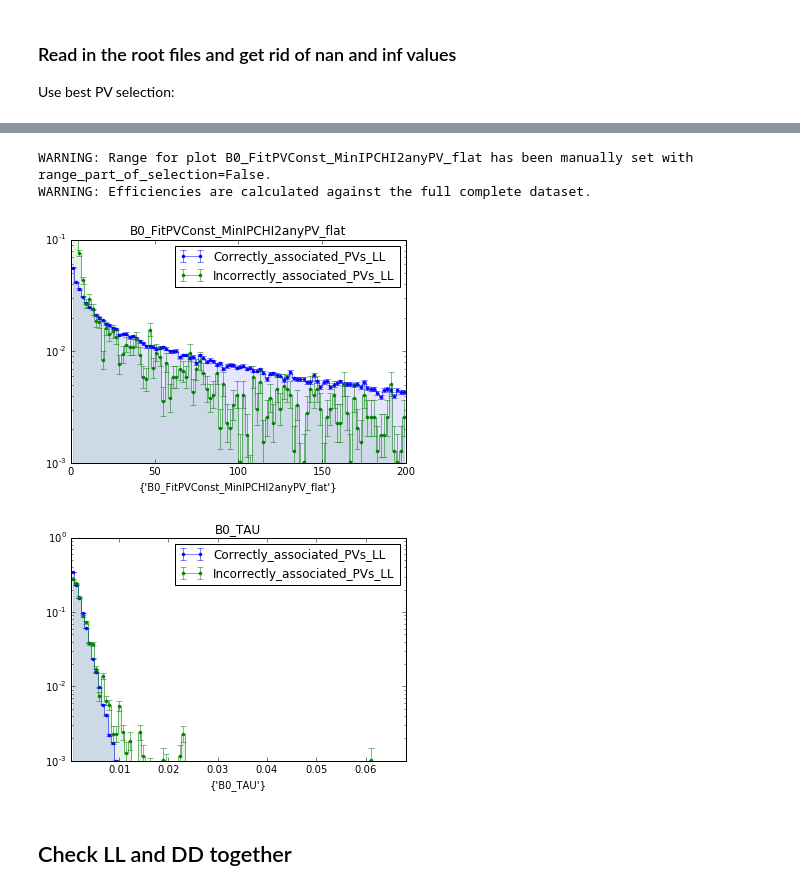
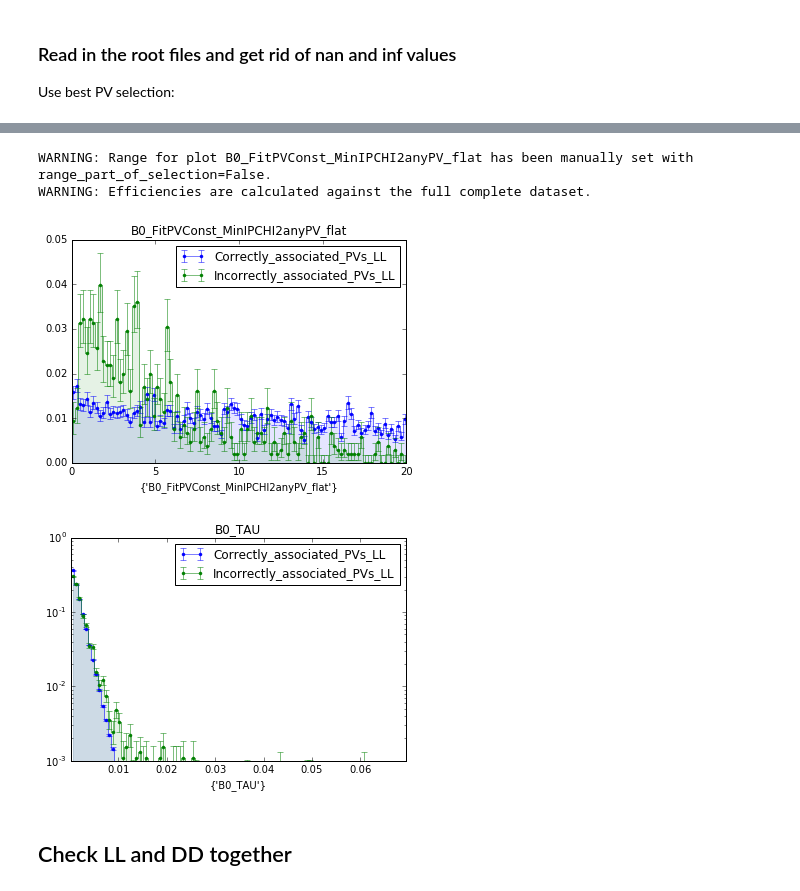
Before and after one commit to chasenberg/Masterthesis, a Jupyter notebook: notebooks/selection/bd2jpsiks_preselection_wrongPV_20170421.ipynb, the cells around one changed output, grey strips where cells are left out. Drawn from its saved outputs; the diff is of its cells as text; code cells hidden in the pictures.

```diff
--- a/notebooks/selection/bd2jpsiks_preselection_wrongPV_20170421.ipynb
+++ b/notebooks/selection/bd2jpsiks_preselection_wrongPV_20170421.ipynb
@@ -54,7 +54,7 @@ mc_dir = '/fhgfs/users/chasenberg/mc/2015_2016_merged/jpsimumuks/wrong_pv'
 sig_file = 'Bd2JpsimumuKS_mc_2015_2016_selected.root'
 signal_dir = os.path.join(mc_dir, sig_file)
 # %%
-tree_name = 'default'
+tree_name = 'Bd2JpsiKs'
 
 branch_names_mc = ['B0_FitPVConst_MinIPCHI2anyPV_flat',
                    'B0_FitDaughtersConst_M',
@@ -69,10 +69,15 @@ branch_names_mc = ['B0_FitPVConst_MinIPCHI2anyPV_flat',
                    'piminus_MINIPCHI2',
                    'piplus_MINIPCHI2',
                    'muminus_MINIPCHI2',
-                   'muplus_MINIPCHI2']
+                   'muplus_MINIPCHI2',
+                   'B0_FitwithoutConst_chi2',
+                   'B0_FitwithoutConst_nDOF',
+                   'B0_FitPVConst_chi2',
+                   'B0_FitPVConst_nDOF',
+                    'idxPV']
 
 #pre_cut = 'catBkg==0&&obsMass>5200&&obsMass<5450&&obsTime>-17&&obsTime<18.0&&B0_FitDaughtersPVConst_status_flat==0&&B0_FitDaughtersConst_status_flat==0&&B0_FitPVConst_status_flat==0&&catTriggerSetNoIP==1&muplus_MINIPCHI2>0&muminus_MINIPCHI2>0&piplus_MINIPCHI2>0&piminus_MINIPCHI2>0&'
-pre_cut =''
+pre_cut ='idxPV==0&'
 # %%
 df_ll = rp.read_root(signal_dir, tree_name, columns=branch_names_mc, where=pre_cut+'piplus_TRACK_Type==3',flatten=False)
 df_ll = df_ll.replace([np.inf, -np.inf], np.nan)
@@ -197,8 +200,8 @@ plot_names = ['B0_FitPVConst_MinIPCHI2anyPV_flat',
 
 
 plotter_dd = Plotter('/home/chasenberg/plots/wrong_pv/DD')
-plotter_dd.create_plots(df_list_dd, plot_vars, None, plot_names, df_names_dd)
-plotter_dd['B0_FitPVConst_MinIPCHI2anyPV_flat'].set_range(0,10)
+plotter_dd.create_plots(df_list_ll, plot_vars, None, plot_names, df_names_dd)
+plotter_dd['B0_FitPVConst_MinIPCHI2anyPV_flat'].set_range(0,100)
 plotter_dd['B0_FitPVConst_MinIPCHI2anyPV_flat'].set_log_y()
 #plotter_dd['obsMassPsi2SKSConst'].set_log_y()
 plotter_dd['B0_TAU'].set_range(-0.01,0.05)
@@ -214,17 +217,17 @@ WARNING: Efficiencies are calculated against the full complete dataset.
 # %%
 plotter_ll = Plotter('/home/chasenberg/plots/wrong_pv/LL')
 plotter_ll.create_plots(df_list_ll, plot_vars, None, plot_names, df_names_ll)
-plotter_ll['B0_FitPVConst_MinIPCHI2anyPV_flat'].set_range(0,200)
-plotter_ll['B0_FitPVConst_MinIPCHI2anyPV_flat'].set_log_y()
+plotter_ll['B0_FitPVConst_MinIPCHI2anyPV_flat'].set_range(0,20)
+#plotter_ll['B0_FitPVConst_MinIPCHI2anyPV_flat'].set_log_y()
 #plotter_ll['obsMassPsi2SKSConst'].set_log_y()
 plotter_dd['B0_TAU'].set_range(-0.01,0.05)
 plotter_ll['B0_TAU'].set_log_y()
 plotter_ll.plot()
 # %% [output]
 WARNING: Range for plot B0_FitPVConst_MinIPCHI2anyPV_flat has been manually set with range_part_of_selection=False.
 WARNING: Efficiencies are calculated against the full complete dataset.
-[figure, old version]
+[figure, new version]
-[figure, old version]
+[figure, new version]
 # %% [markdown]
 Check LL and DD together
 -----------
```
Also changed, not shown: parts of 17 cells of this notebook, 3 other files.
